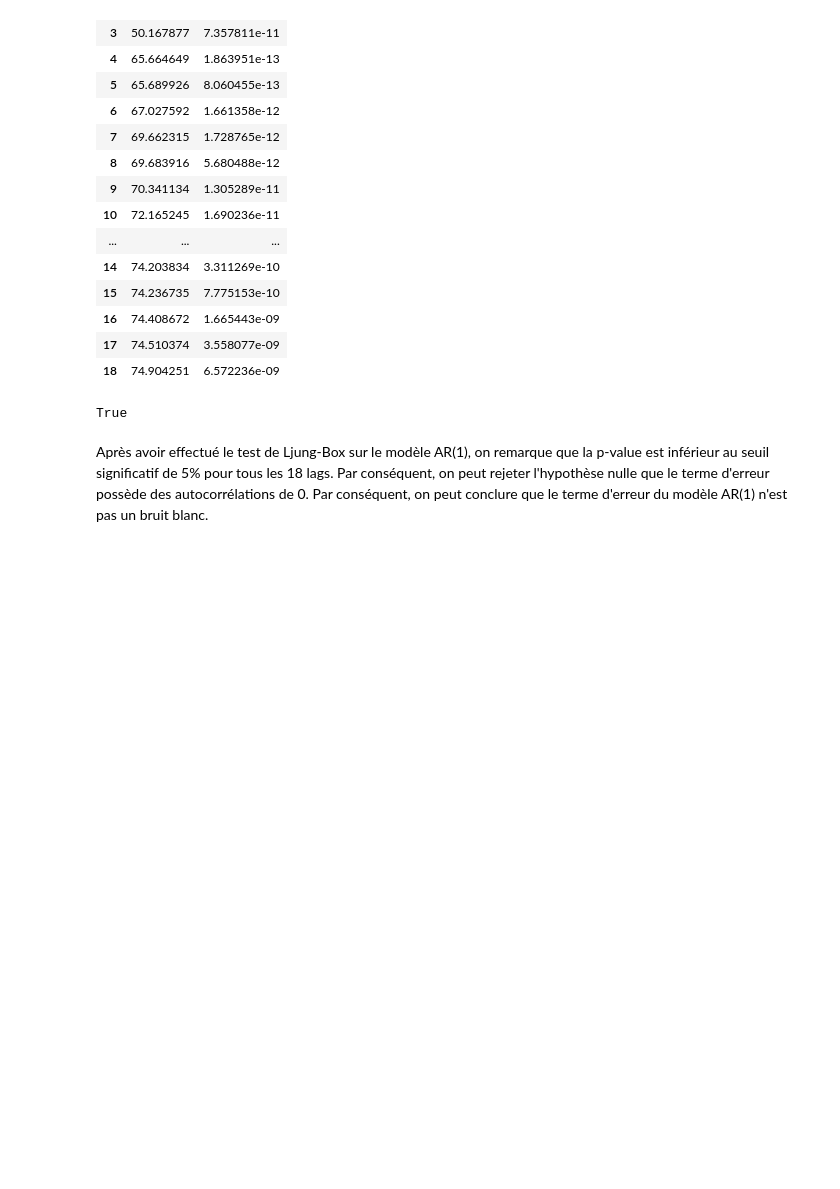
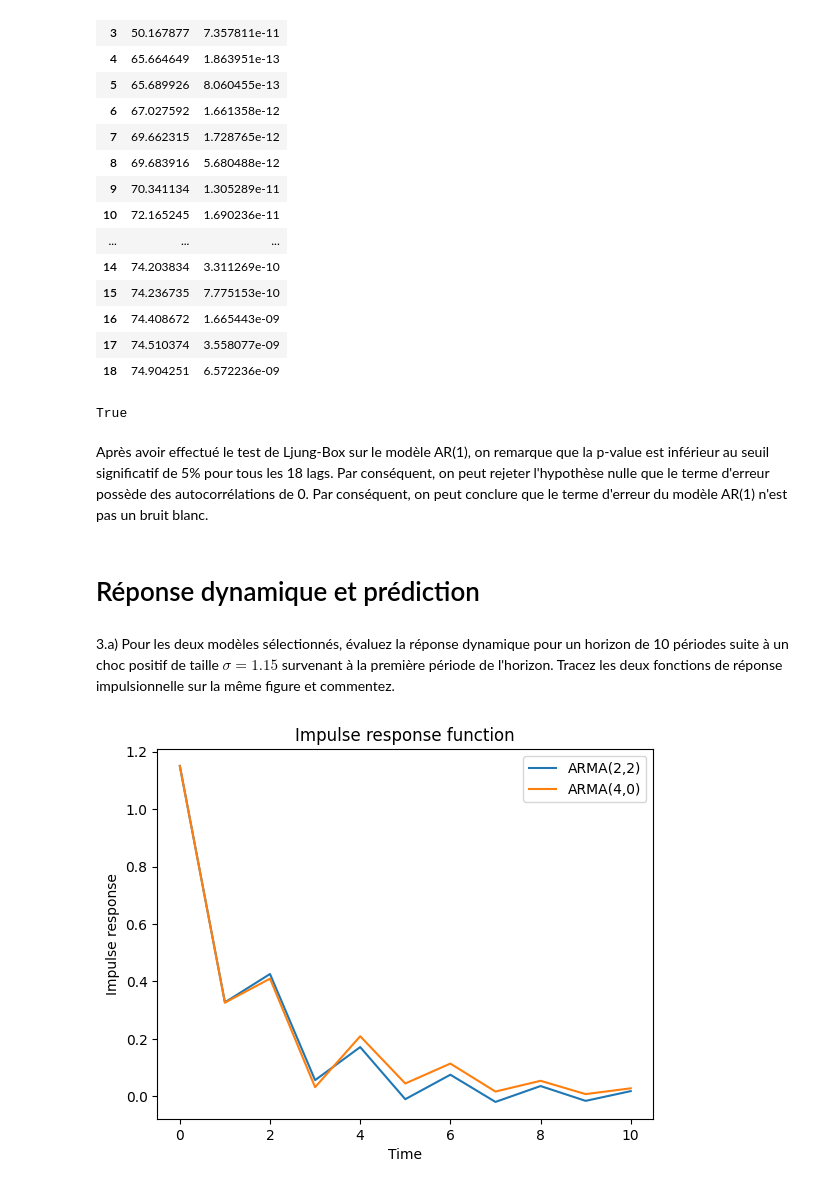
Before and after one commit to Thomas4390/econometrics_tp1, a Jupyter notebook: tp1.ipynb, the cells around one changed output. Drawn from its saved outputs; the diff is of its cells as text; code cells hidden in the pictures; blank space fills up the shorter version.

```diff
--- a/tp1.ipynb
+++ b/tp1.ipynb
@@ -491,3 +491,23 @@ all(sm.stats.acorr_ljungbox(resid_arma_1_0, lags=18, return_df=True).lb_pvalue <
 True
 # %% [markdown]
 Après avoir effectué le test de Ljung-Box sur le modèle AR(1), on remarque que la p-value est inférieur au seuil significatif de 5% pour tous les 18 lags. Par conséquent, on peut rejeter l'hypothèse nulle que le terme d'erreur possède des autocorrélations de 0. Par conséquent, on peut conclure que le terme d'erreur du modèle AR(1) n'est pas un bruit blanc.
+# %% [markdown]
+# Réponse dynamique et prédiction
+# %% [markdown]
+3.a) Pour les deux modèles sélectionnés, évaluez la réponse dynamique pour un horizon de 10 périodes suite à un choc positif de taille $\sigma = 1.15$ survenant à la première période de l'horizon. Tracez les deux fonctions de réponse impulsionnelle sur la même figure et commentez.
+# %%
+sigma = 1.15
+# %%
+impulse_res_arma22 = sigma * arma_models["ARMA(2,2)"].impulse_responses(steps=10)
+# %%
+impulse_res_arma40 = sigma * arma_models["ARMA(4,0)"].impulse_responses(steps=10)
+# %%
+plt.plot(impulse_res_arma22, label="ARMA(2,2)")
+plt.plot(impulse_res_arma40, label="ARMA(4,0)")
+plt.legend()
+plt.title("Impulse response function")
+plt.xlabel("Time")
+plt.ylabel("Impulse response")
+plt.show()
+# %% [output]
+[figure, added]
```
